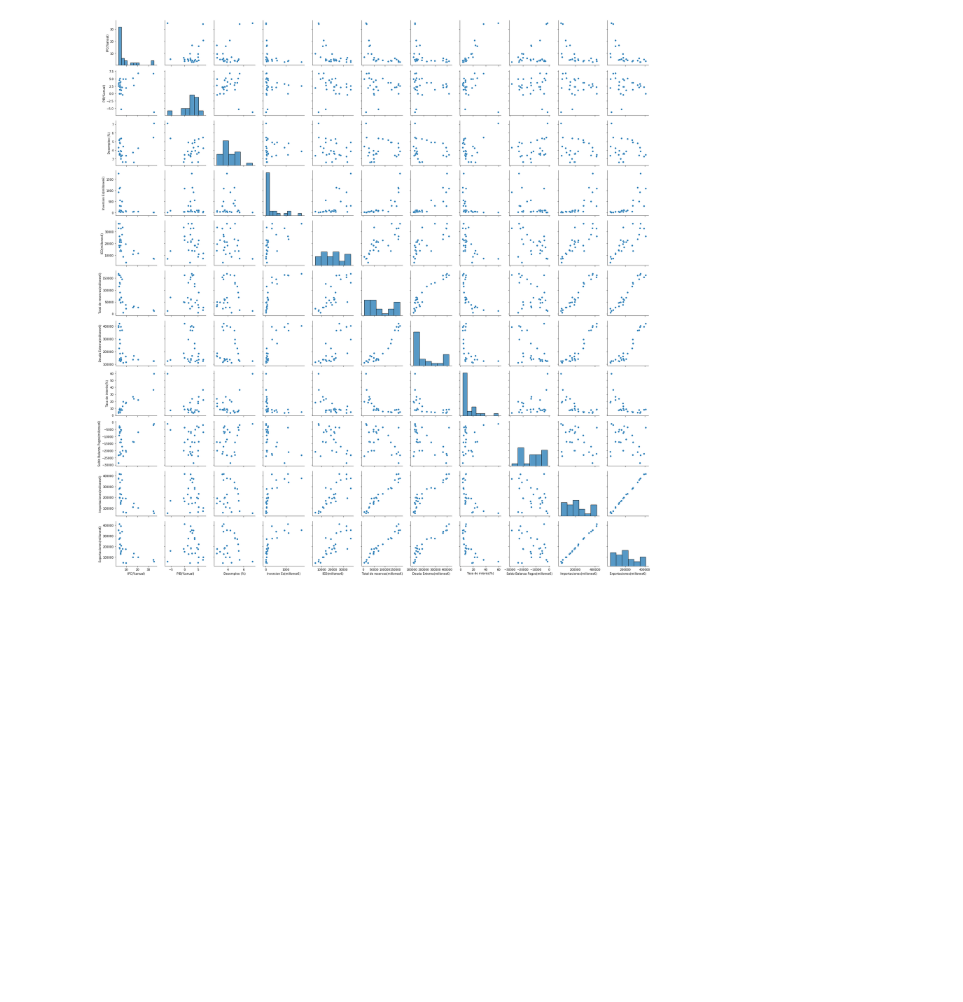
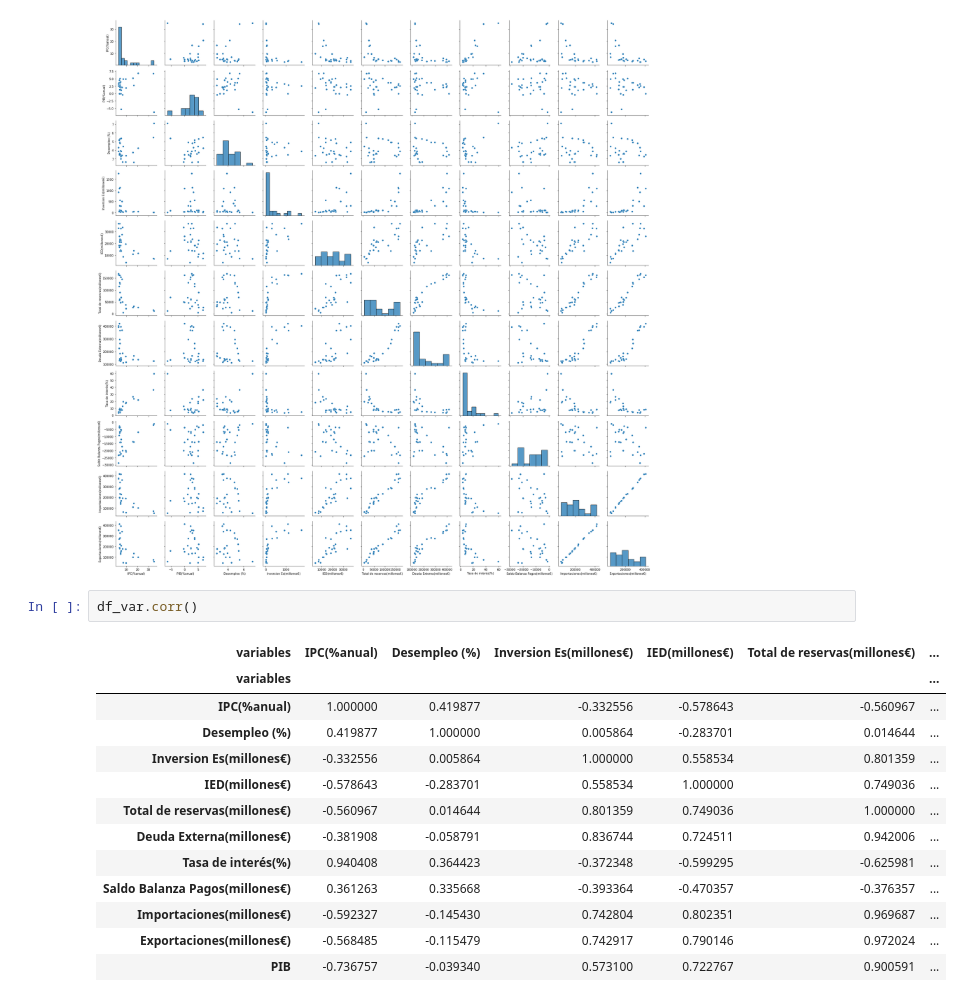
Before and after one commit to Afri-cola/Kschool-TFM, a Jupyter notebook: Variables_economicas.ipynb, the cells around one changed output. Cells and saved outputs as stored; diff of their text form; blank space fills up the shorter version.

```diff
--- a/Variables_economicas.ipynb
+++ b/Variables_economicas.ipynb
@@ -67,3 +88,19 @@ sns.pairplot(df_var)
 # %% [output]
 <seaborn.axisgrid.PairGrid at 0x...>
 [figure]
+# %%
+df_var.corr()
+# %% [output]
+| variables | IPC(%anual) | Desempleo (%) | Inversion Es(millones€) | IED(millones€) | Total de reservas(millones€) | ... |
+| variables |  |  |  |  |  | ... |
+| IPC(%anual) | 1.000000 | 0.419877 | -0.332556 | -0.578643 | -0.560967 | ... |
+| Desempleo (%) | 0.419877 | 1.000000 | 0.005864 | -0.283701 | 0.014644 | ... |
+| Inversion Es(millones€) | -0.332556 | 0.005864 | 1.000000 | 0.558534 | 0.801359 | ... |
+| IED(millones€) | -0.578643 | -0.283701 | 0.558534 | 1.000000 | 0.749036 | ... |
+| Total de reservas(millones€) | -0.560967 | 0.014644 | 0.801359 | 0.749036 | 1.000000 | ... |
+| Deuda Externa(millones€) | -0.381908 | -0.058791 | 0.836744 | 0.724511 | 0.942006 | ... |
+| Tasa de interés(%) | 0.940408 | 0.364423 | -0.372348 | -0.599295 | -0.625981 | ... |
+| Saldo Balanza Pagos(millones€) | 0.361263 | 0.335668 | -0.393364 | -0.470357 | -0.376357 | ... |
+| Importaciones(millones€) | -0.592327 | -0.145430 | 0.742804 | 0.802351 | 0.969687 | ... |
+| Exportaciones(millones€) | -0.568485 | -0.115479 | 0.742917 | 0.790146 | 0.972024 | ... |
+| PIB | -0.736757 | -0.039340 | 0.573100 | 0.722767 | 0.900591 | ... |
```
Also changed, not shown: parts of 5 cells of this notebook.
